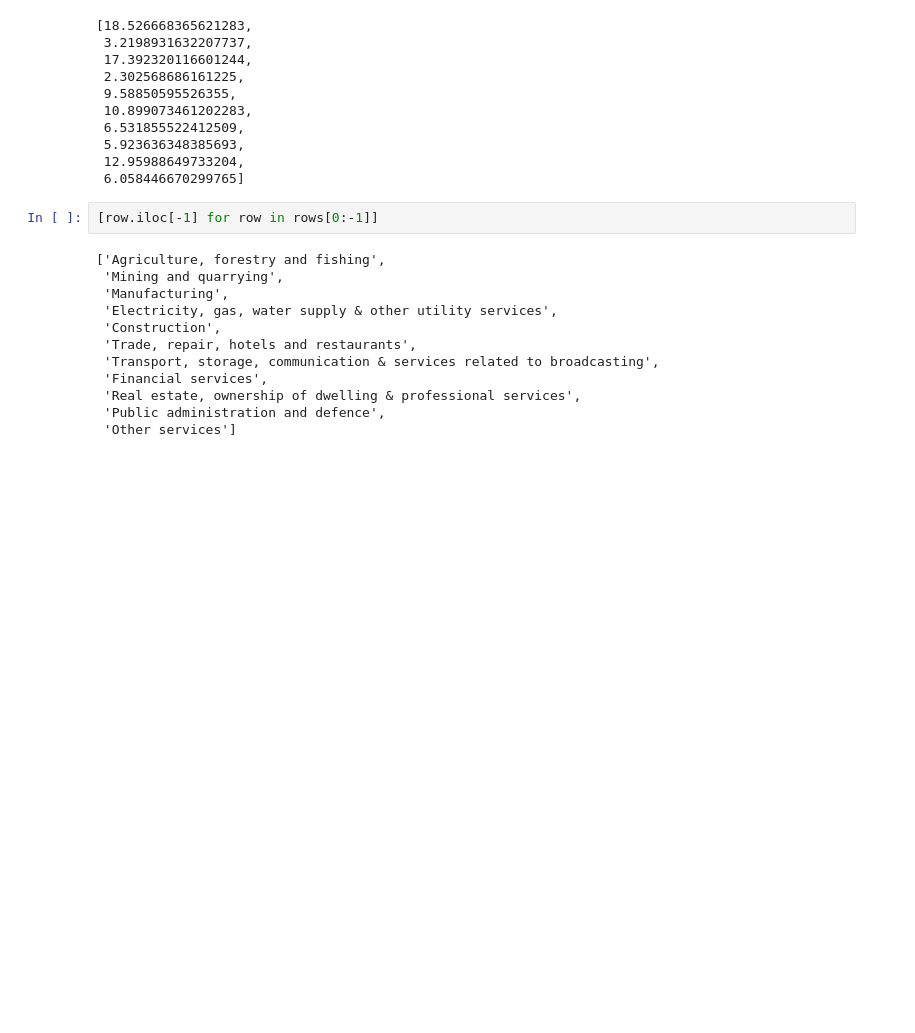
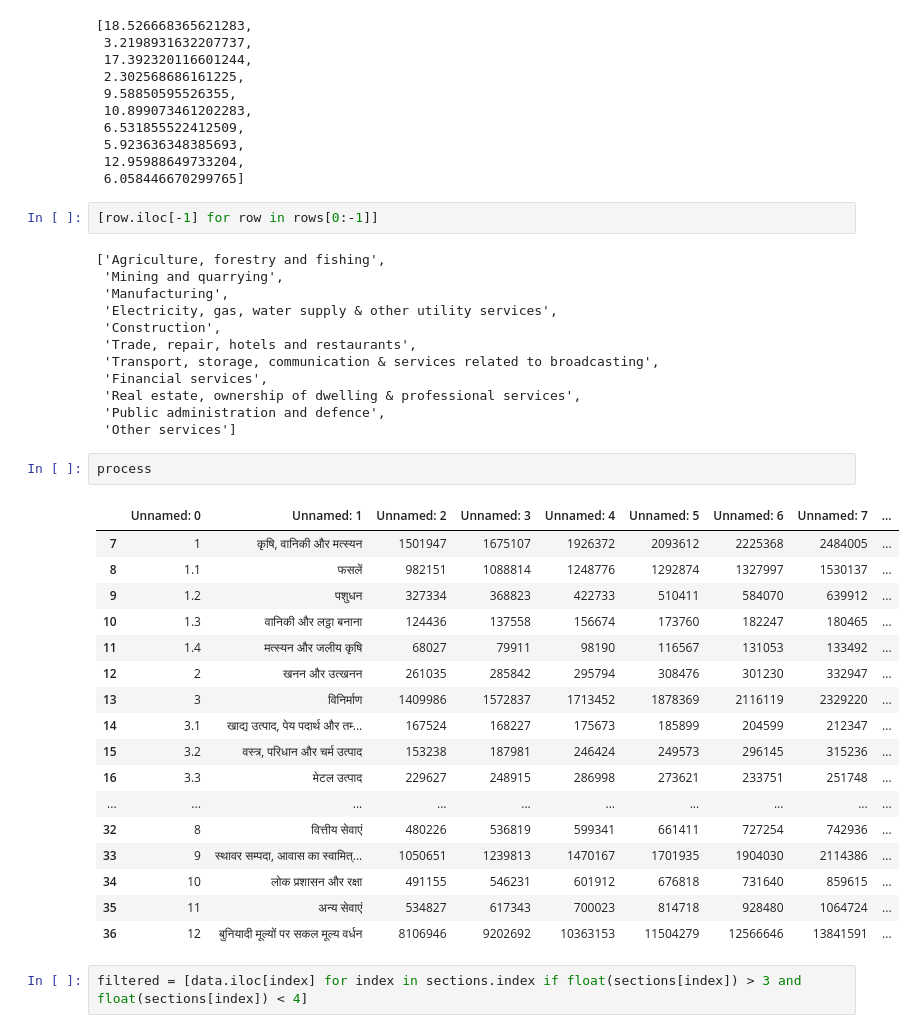
Before and after one commit to prateekj117/sih-2019, a Jupyter notebook: gva-sectors.ipynb, the cells around one changed output. Saved outputs shown, nothing was run; the diff lists cells and outputs as text; blank space fills up the shorter version.

```diff
--- a/gva-sectors.ipynb
+++ b/gva-sectors.ipynb
@@ -60,3 +79,25 @@ values[0:-1]
  'Real estate, ownership of dwelling & professional services',
  'Public administration and defence',
  'Other services']
+# %%
+process
+# %% [output]
+|  | Unnamed: 0 | Unnamed: 1 | Unnamed: 2 | Unnamed: 3 | Unnamed: 4 | Unnamed: 5 | Unnamed: 6 | Unnamed: 7 | ... |
+| 7 | 1 | कृषि, वानिकी और मत्‍स्‍यन | 1501947 | 1675107 | 1926372 | 2093612 | 2225368 | 2484005 | ... |
+| 8 | 1.1 | फसलें | 982151 | 1088814 | 1248776 | 1292874 | 1327997 | 1530137 | ... |
+| 9 | 1.2 | पशुधन | 327334 | 368823 | 422733 | 510411 | 584070 | 639912 | ... |
+| 10 | 1.3 | वानिकी और लट्ठा बनाना | 124436 | 137558 | 156674 | 173760 | 182247 | 180465 | ... |
+| 11 | 1.4 | मत्‍स्‍यन और जलीय कृषि | 68027 | 79911 | 98190 | 116567 | 131053 | 133492 | ... |
+| 12 | 2 | खनन और उत्खनन | 261035 | 285842 | 295794 | 308476 | 301230 | 332947 | ... |
+| 13 | 3 | विनिर्माण | 1409986 | 1572837 | 1713452 | 1878369 | 2116119 | 2329220 | ... |
+| 14 | 3.1 | खाद्य उत्‍पाद, पेय पदार्थ और तम्‍... | 167524 | 168227 | 175673 | 185899 | 204599 | 212347 | ... |
+| 15 | 3.2 | वस्‍त्र, परिधान और चर्म उत्‍पाद | 153238 | 187981 | 246424 | 249573 | 296145 | 315236 | ... |
+| 16 | 3.3 | मेटल उत्‍पाद | 229627 | 248915 | 286998 | 273621 | 233751 | 251748 | ... |
+| ... | ... | ... | ... | ... | ... | ... | ... | ... | ... |
+| 32 | 8 | वित्तीय सेवाएं | 480226 | 536819 | 599341 | 661411 | 727254 | 742936 | ... |
+| 33 | 9 | स्‍थावर सम्‍पदा, आवास का स्वामित्... | 1050651 | 1239813 | 1470167 | 1701935 | 1904030 | 2114386 | ... |
+| 34 | 10 | लोक प्रशासन और रक्षा | 491155 | 546231 | 601912 | 676818 | 731640 | 859615 | ... |
+| 35 | 11 | अन्य सेवाएं | 534827 | 617343 | 700023 | 814718 | 928480 | 1064724 | ... |
+| 36 | 12 | बुनियादी मूल्यों पर सकल मूल्य वर्धन | 8106946 | 9202692 | 10363153 | 11504279 | 12566646 | 13841591 | ... |
+# %%
+filtered = [data.iloc[index] for index in sections.index if float(sections[index]) > 3 and float(sections[index]) < 4]
```
Also changed, not shown: parts of 2 cells of this notebook, 3 other files.
